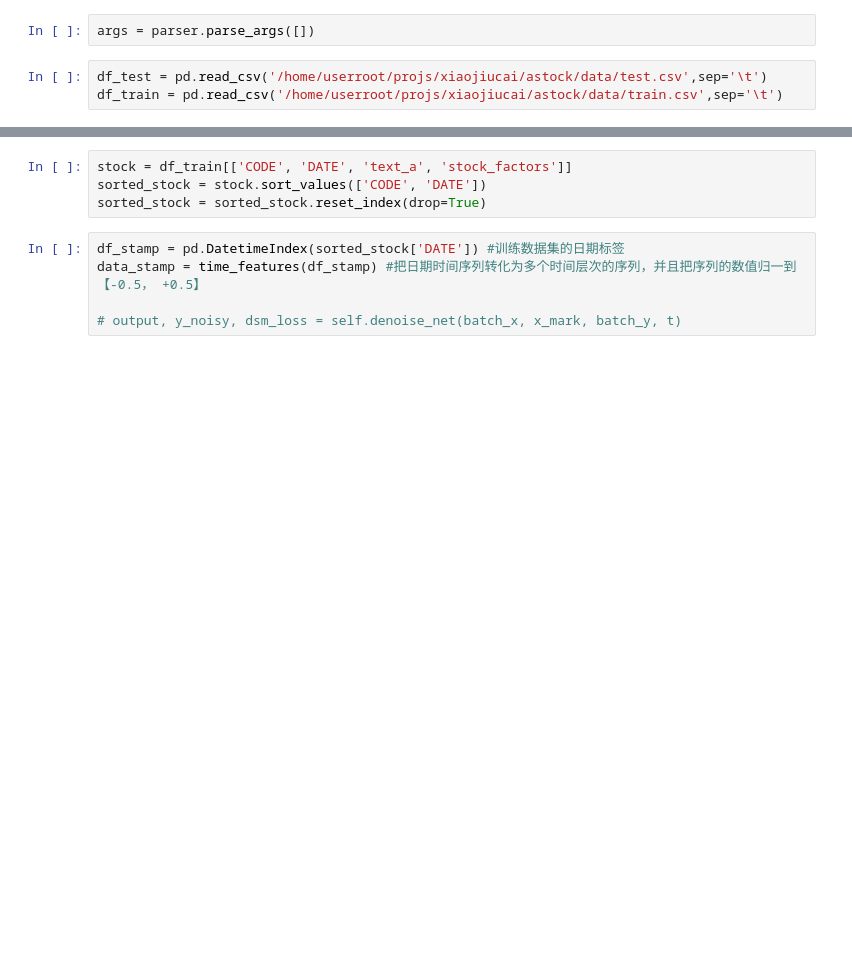
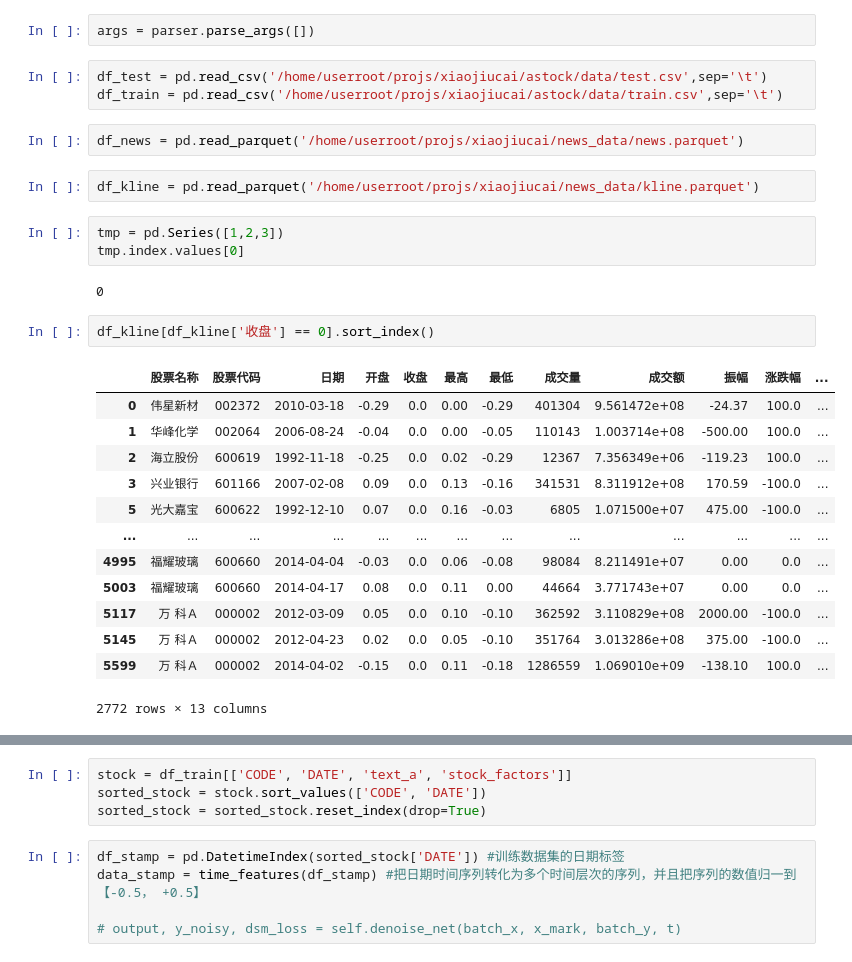
Before and after one commit to zhangmaosen/xiaojiucai, a Jupyter notebook: playground/001_xiaojiucai.ipynb, the cells around one changed output, grey strips where cells are left out. Drawn from its saved outputs; the diff is of its cells as text; blank space fills up the shorter version.

Commit message:
new data ok

```diff
--- a/playground/001_xiaojiucai.ipynb
+++ b/playground/001_xiaojiucai.ipynb
@@ -87,3 +88,28 @@ args = parser.parse_args([])
 # %%
 df_test = pd.read_csv('/home/userroot/projs/xiaojiucai/astock/data/test.csv',sep='\t')
 df_train = pd.read_csv('/home/userroot/projs/xiaojiucai/astock/data/train.csv',sep='\t')
+# %%
+df_news = pd.read_parquet('/home/userroot/projs/xiaojiucai/news_data/news.parquet')
+# %%
+df_kline = pd.read_parquet('/home/userroot/projs/xiaojiucai/news_data/kline.parquet')
+# %%
+tmp = pd.Series([1,2,3])
+tmp.index.values[0]
+# %% [output]
+0
+# %%
+df_kline[df_kline['收盘'] == 0].sort_index()
+# %% [output]
+|  | 股票名称 | 股票代码 | 日期 | 开盘 | 收盘 | 最高 | 最低 | 成交量 | 成交额 | 振幅 | 涨跌幅 | ... |
+| 0 | 伟星新材 | 002372 | 2010-03-18 | -0.29 | 0.0 | 0.00 | -0.29 | 401304 | 9.561472e+08 | -24.37 | 100.0 | ... |
+| 1 | 华峰化学 | 002064 | 2006-08-24 | -0.04 | 0.0 | 0.00 | -0.05 | 110143 | 1.003714e+08 | -500.00 | 100.0 | ... |
+| 2 | 海立股份 | 600619 | 1992-11-18 | -0.25 | 0.0 | 0.02 | -0.29 | 12367 | 7.356349e+06 | -119.23 | 100.0 | ... |
+| 3 | 兴业银行 | 601166 | 2007-02-08 | 0.09 | 0.0 | 0.13 | -0.16 | 341531 | 8.311912e+08 | 170.59 | -100.0 | ... |
+| 5 | 光大嘉宝 | 600622 | 1992-12-10 | 0.07 | 0.0 | 0.16 | -0.03 | 6805 | 1.071500e+07 | 475.00 | -100.0 | ... |
+| ... | ... | ... | ... | ... | ... | ... | ... | ... | ... | ... | ... | ... |
+| 4995 | 福耀玻璃 | 600660 | 2014-04-04 | -0.03 | 0.0 | 0.06 | -0.08 | 98084 | 8.211491e+07 | 0.00 | 0.0 | ... |
+| 5003 | 福耀玻璃 | 600660 | 2014-04-17 | 0.08 | 0.0 | 0.11 | 0.00 | 44664 | 3.771743e+07 | 0.00 | 0.0 | ... |
+| 5117 | 万 科Ａ | 000002 | 2012-03-09 | 0.05 | 0.0 | 0.10 | -0.10 | 362592 | 3.110829e+08 | 2000.00 | -100.0 | ... |
+| 5145 | 万 科Ａ | 000002 | 2012-04-23 | 0.02 | 0.0 | 0.05 | -0.10 | 351764 | 3.013286e+08 | 375.00 | -100.0 | ... |
+| 5599 | 万 科Ａ | 000002 | 2014-04-02 | -0.15 | 0.0 | 0.11 | -0.18 | 1286559 | 1.069010e+09 | -138.10 | 100.0 | ... |
+2772 rows × 13 columns
```
Also changed, not shown: parts of 12 cells of this notebook, 5 other files.
